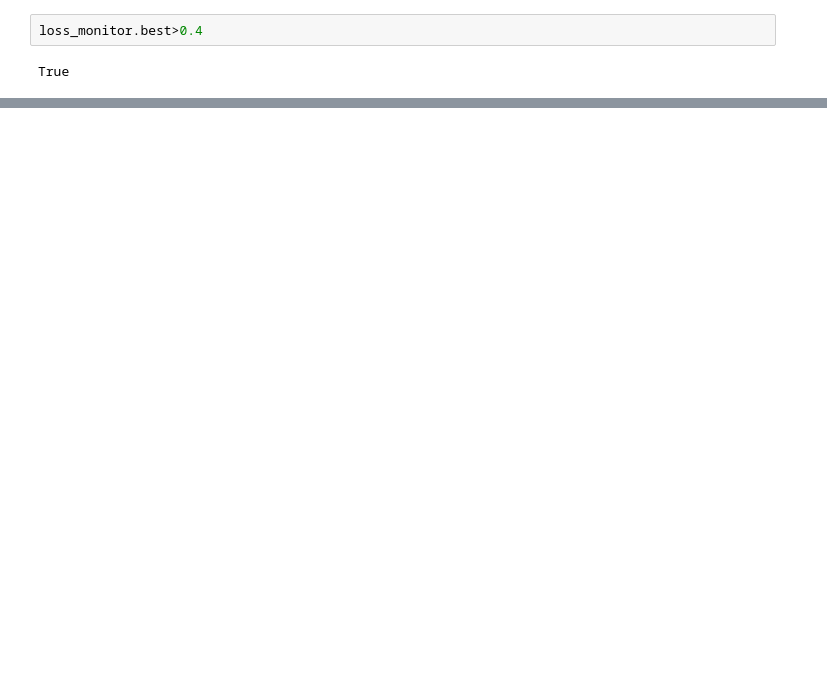
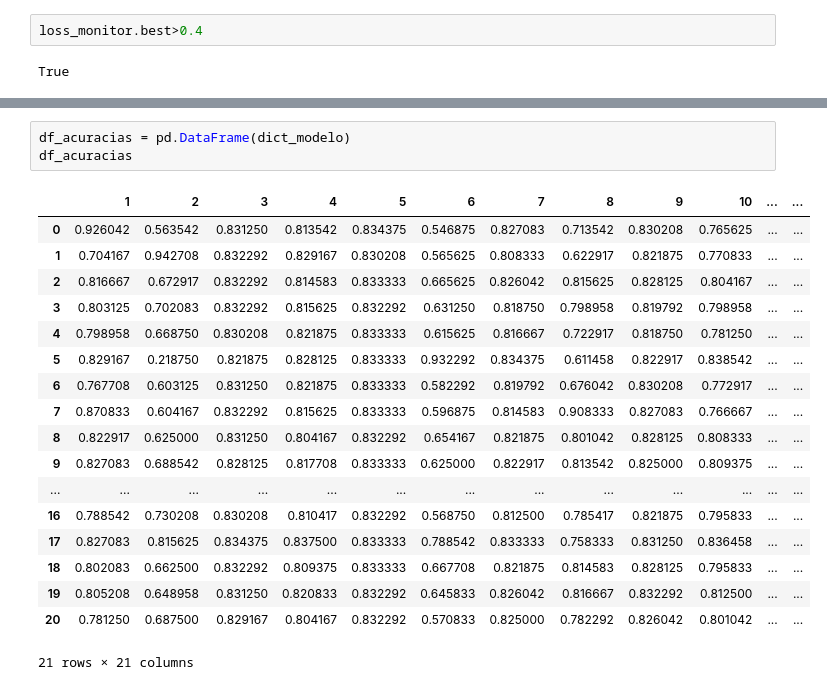
Before and after one commit to ifribeiro/RNA, a Jupyter notebook: T2/CNN_TE.ipynb, the cells around one changed output, grey strips where cells are left out. Drawn from its saved outputs; the diff is of its cells as text; blank space fills up the shorter version.

```diff
--- a/T2/CNN_TE.ipynb
+++ b/T2/CNN_TE.ipynb
@@ -270,0 +271,22 @@ accuracy_score(labels_pred, labels_teste)
+# %%
+df_acuracias = pd.DataFrame(dict_modelo)
+df_acuracias
+# %% [output]
+|  | 1 | 2 | 3 | 4 | 5 | 6 | 7 | 8 | 9 | 10 | ... | ... |
+| 0 | 0.926042 | 0.563542 | 0.831250 | 0.813542 | 0.834375 | 0.546875 | 0.827083 | 0.713542 | 0.830208 | 0.765625 | ... | ... |
+| 1 | 0.704167 | 0.942708 | 0.832292 | 0.829167 | 0.830208 | 0.565625 | 0.808333 | 0.622917 | 0.821875 | 0.770833 | ... | ... |
+| 2 | 0.816667 | 0.672917 | 0.832292 | 0.814583 | 0.833333 | 0.665625 | 0.826042 | 0.815625 | 0.828125 | 0.804167 | ... | ... |
+| 3 | 0.803125 | 0.702083 | 0.832292 | 0.815625 | 0.832292 | 0.631250 | 0.818750 | 0.798958 | 0.819792 | 0.798958 | ... | ... |
+| 4 | 0.798958 | 0.668750 | 0.830208 | 0.821875 | 0.833333 | 0.615625 | 0.816667 | 0.722917 | 0.818750 | 0.781250 | ... | ... |
+| 5 | 0.829167 | 0.218750 | 0.821875 | 0.828125 | 0.833333 | 0.932292 | 0.834375 | 0.611458 | 0.822917 | 0.838542 | ... | ... |
+| 6 | 0.767708 | 0.603125 | 0.831250 | 0.821875 | 0.833333 | 0.582292 | 0.819792 | 0.676042 | 0.830208 | 0.772917 | ... | ... |
+| 7 | 0.870833 | 0.604167 | 0.832292 | 0.815625 | 0.833333 | 0.596875 | 0.814583 | 0.908333 | 0.827083 | 0.766667 | ... | ... |
+| 8 | 0.822917 | 0.625000 | 0.831250 | 0.804167 | 0.832292 | 0.654167 | 0.821875 | 0.801042 | 0.828125 | 0.808333 | ... | ... |
+| 9 | 0.827083 | 0.688542 | 0.828125 | 0.817708 | 0.833333 | 0.625000 | 0.822917 | 0.813542 | 0.825000 | 0.809375 | ... | ... |
+| ... | ... | ... | ... | ... | ... | ... | ... | ... | ... | ... | ... | ... |
+| 16 | 0.788542 | 0.730208 | 0.830208 | 0.810417 | 0.832292 | 0.568750 | 0.812500 | 0.785417 | 0.821875 | 0.795833 | ... | ... |
+| 17 | 0.827083 | 0.815625 | 0.834375 | 0.837500 | 0.833333 | 0.788542 | 0.833333 | 0.758333 | 0.831250 | 0.836458 | ... | ... |
+| 18 | 0.802083 | 0.662500 | 0.832292 | 0.809375 | 0.833333 | 0.667708 | 0.821875 | 0.814583 | 0.828125 | 0.795833 | ... | ... |
+| 19 | 0.805208 | 0.648958 | 0.831250 | 0.820833 | 0.832292 | 0.645833 | 0.826042 | 0.816667 | 0.832292 | 0.812500 | ... | ... |
+| 20 | 0.781250 | 0.687500 | 0.829167 | 0.804167 | 0.832292 | 0.570833 | 0.825000 | 0.782292 | 0.826042 | 0.801042 | ... | ... |
+21 rows × 21 columns
```
Also changed, not shown: parts of 16 cells of this notebook.
